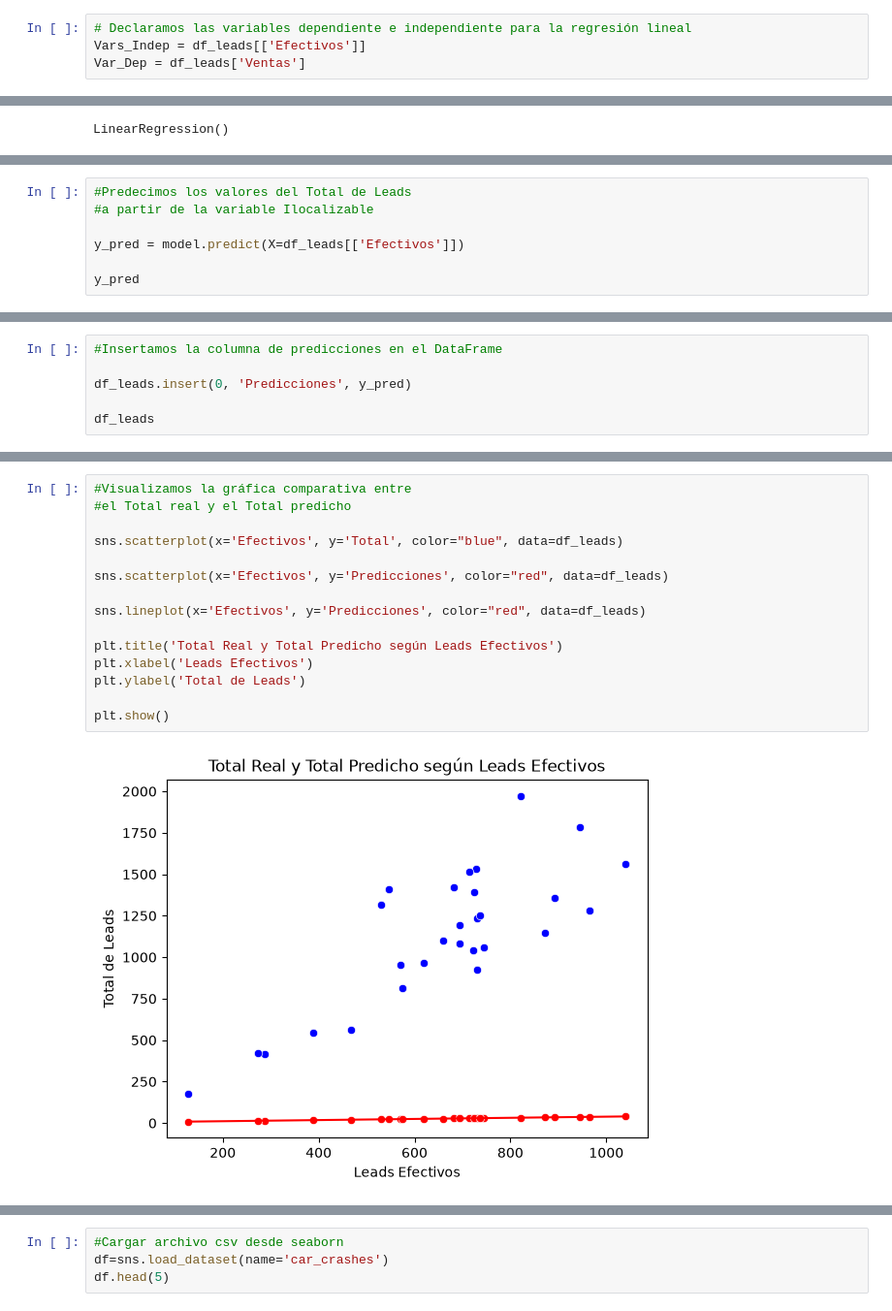
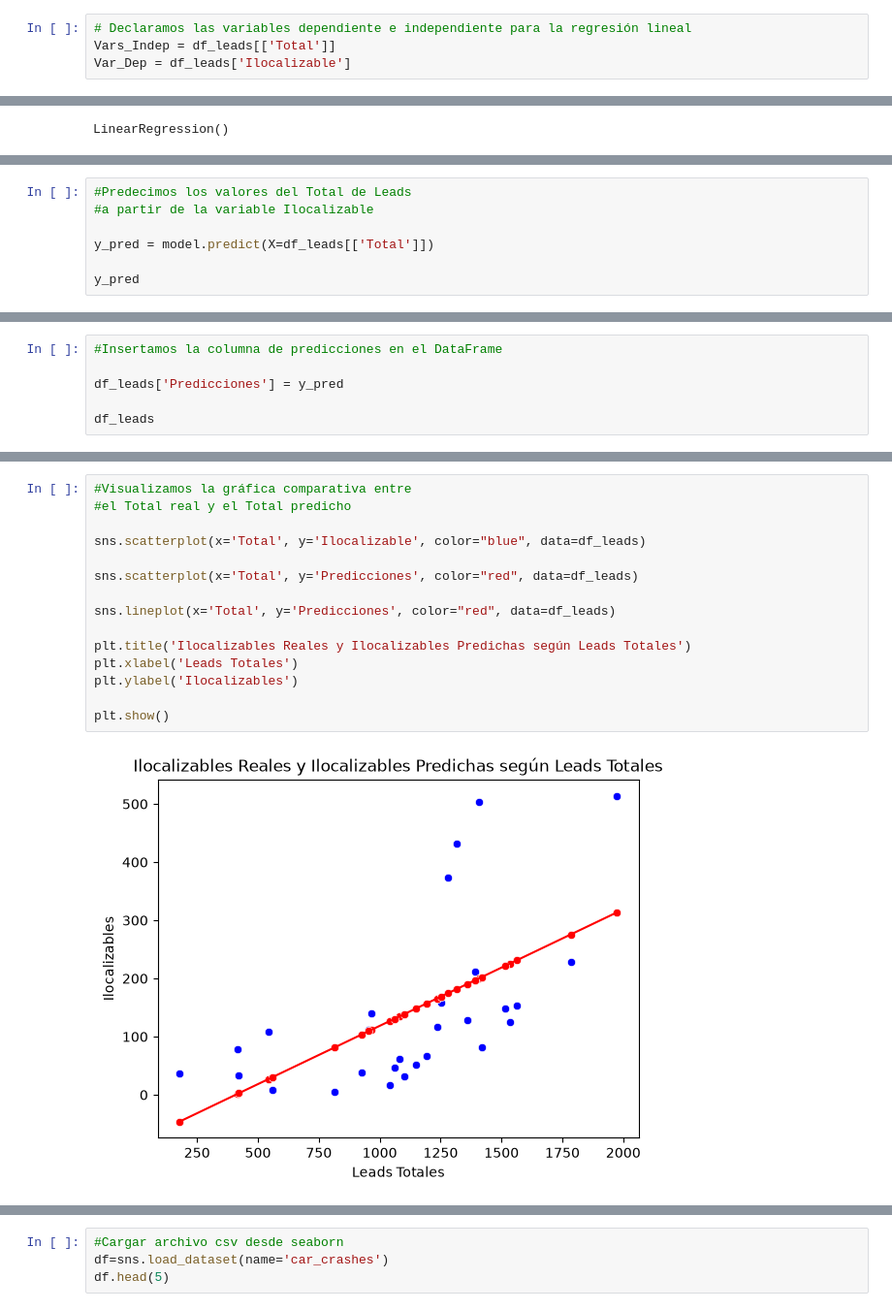
Before and after one commit to Evelin12p/Regresi-n_Lineal_Simple, a Jupyter notebook: Actividad 5.1/5_Regresión_Lineal__Simple.ipynb, the cells around one changed output, grey strips where cells are left out. Shown at 97% size. Saved outputs shown, nothing was run; the diff lists cells and outputs as text.

```diff
--- a/Actividad 5.1/5_Regresión_Lineal__Simple.ipynb
+++ b/Actividad 5.1/5_Regresión_Lineal__Simple.ipynb
@@ -115,7 +119,7 @@ plt.show()
 # %%
 # Declaramos las variables dependiente e independiente para la regresión lineal
-Vars_Indep = df_leads[['Efectivos']]
-Var_Dep = df_leads['Ventas']
+Vars_Indep = df_leads[['Total']]
+Var_Dep = df_leads['Ilocalizable']
 # %%
 #Se define model como la función de regresión lineal
 
@@ -155,7 +168,7 @@ model.score(Vars_Indep, Var_Dep)
 #Predecimos los valores del Total de Leads
 #a partir de la variable Ilocalizable
 
-y_pred = model.predict(X=df_leads[['Efectivos']])
+y_pred = model.predict(X=df_leads[['Total']])
 
 y_pred
 # %% [output]
@@ -168,7 +182,7 @@ array([17.67725168,  8.73762513, 14.21785596, 13.73833576, 25.58933494,
 # %%
 #Insertamos la columna de predicciones en el DataFrame
 
-df_leads.insert(0, 'Predicciones', y_pred)
+df_leads['Predicciones'] = y_pred
 
 df_leads
 # %% [output]
@@ -192,20 +206,20 @@ df_leads
 # %%
 #Visualizamos la gráfica comparativa entre
 #el Total real y el Total predicho
 
-sns.scatterplot(x='Efectivos', y='Total', color="blue", data=df_leads)
+sns.scatterplot(x='Total', y='Ilocalizable', color="blue", data=df_leads)
 
-sns.scatterplot(x='Efectivos', y='Predicciones', color="red", data=df_leads)
+sns.scatterplot(x='Total', y='Predicciones', color="red", data=df_leads)
 
-sns.lineplot(x='Efectivos', y='Predicciones', color="red", data=df_leads)
+sns.lineplot(x='Total', y='Predicciones', color="red", data=df_leads)
 
-plt.title('Total Real y Total Predicho según Leads Efectivos')
-plt.xlabel('Leads Efectivos')
-plt.ylabel('Total de Leads')
+plt.title('Ilocalizables Reales y Ilocalizables Predichas según Leads Totales')
+plt.xlabel('Leads Totales')
+plt.ylabel('Ilocalizables')
 
 plt.show()
 # %% [output]
-[figure, old version]
+[figure, new version]
 # %%
 #Corroboramos cuál es el coeficiente
 #de Determinación de nuestro modelo
```
Also changed, not shown: parts of 18 cells of this notebook, 1 other file.
